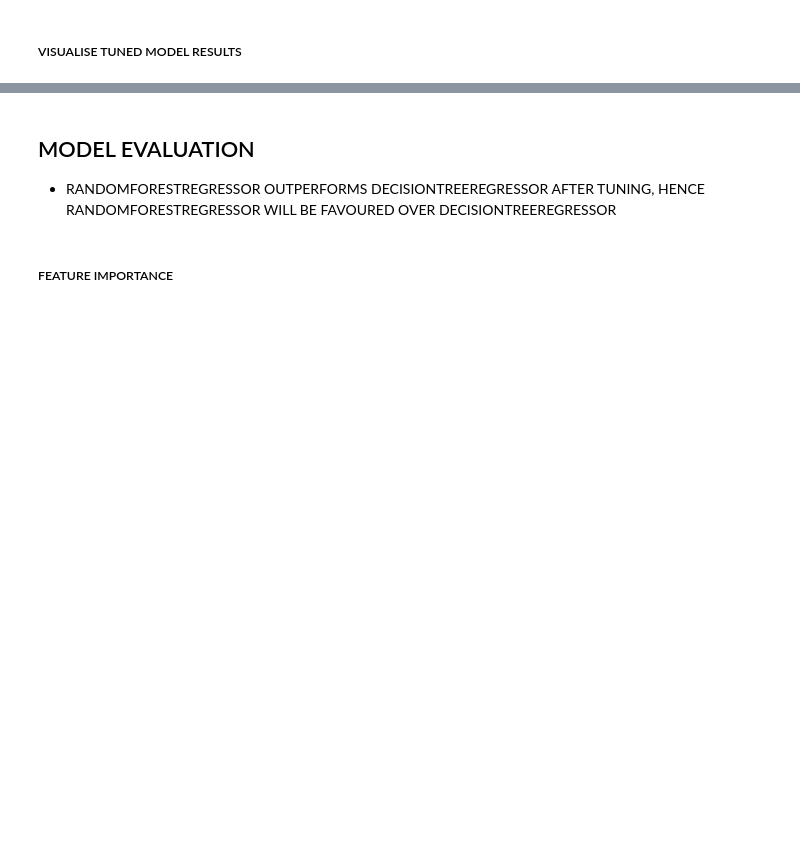
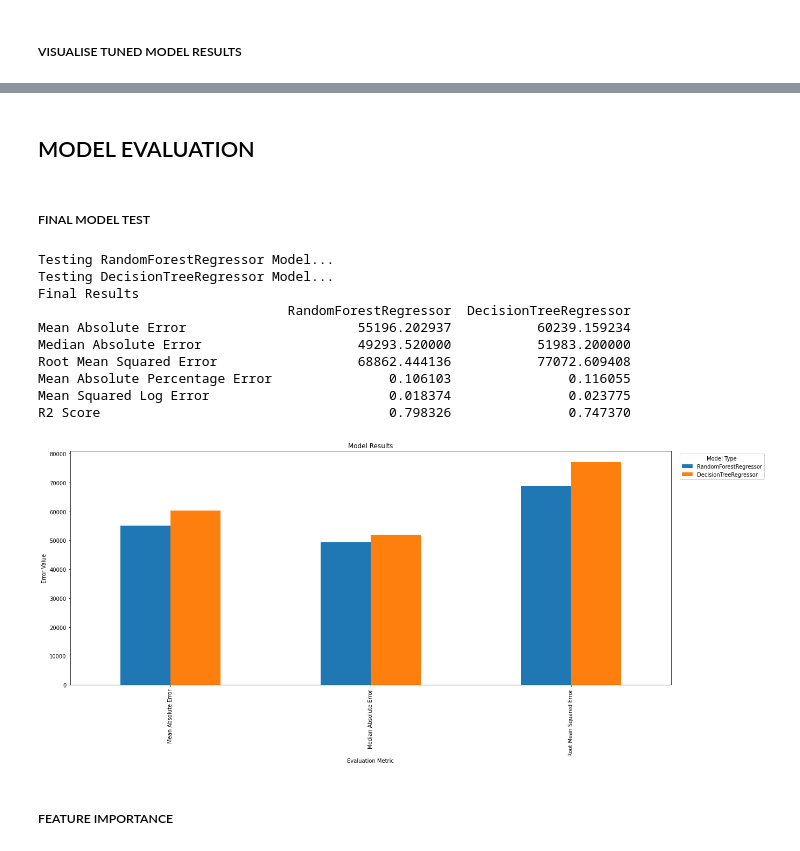
Before and after one commit to jaredpek/Resale-Flat-Prices-Regression-Model, a Jupyter notebook: FlatPricesModel.ipynb, the cells around one changed output, grey strips where cells are left out. Saved outputs shown, nothing was run; the diff lists cells and outputs as text; code cells hidden in the pictures; blank space fills up the shorter version.

```diff
--- a/FlatPricesModel.ipynb
+++ b/FlatPricesModel.ipynb
@@ -284,6 +326,25 @@ R2 Score                                     0.961941               0.932301
-# %% [markdown]
-## MODEL EVALUATION
-- RANDOMFORESTREGRESSOR OUTPERFORMS DECISIONTREEREGRESSOR AFTER TUNING, HENCE RANDOMFORESTREGRESSOR WILL BE FAVOURED OVER DECISIONTREEREGRESSOR
+# %% [markdown]
+## MODEL EVALUATION
+# %% [markdown]
+##### FINAL MODEL TEST
+# %%
+final_model = {'RandomForestRegressor': gs_randForest,
+               'DecisionTreeRegressor': gs_decTreeReg}
+final_results = evaluate_models(final_model, X_test, y_test)
+print('Final Results')
+visualise_results(final_results)
+# %% [output]
+Testing RandomForestRegressor Model...
+Testing DecisionTreeRegressor Model...
+Final Results
+                                RandomForestRegressor  DecisionTreeRegressor
+Mean Absolute Error                      55196.202937           60239.159234
+Median Absolute Error                    49293.520000           51983.200000
+Root Mean Squared Error                  68862.444136           77072.609408
+Mean Absolute Percentage Error               0.106103               0.116055
+Mean Squared Log Error                       0.018374               0.023775
+R2 Score                                     0.798326               0.747370
+[figure, added]
 # %% [markdown]
 ##### FEATURE IMPORTANCE
 # %%
```
Also changed, not shown: parts of 22 cells of this notebook, 1 other file.
